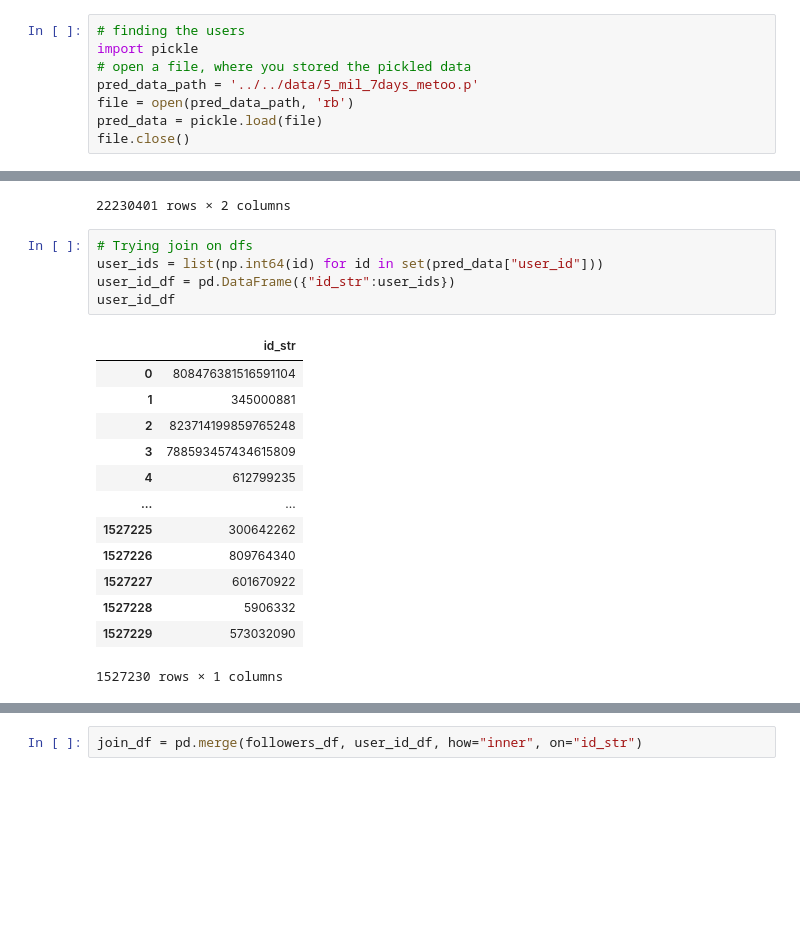
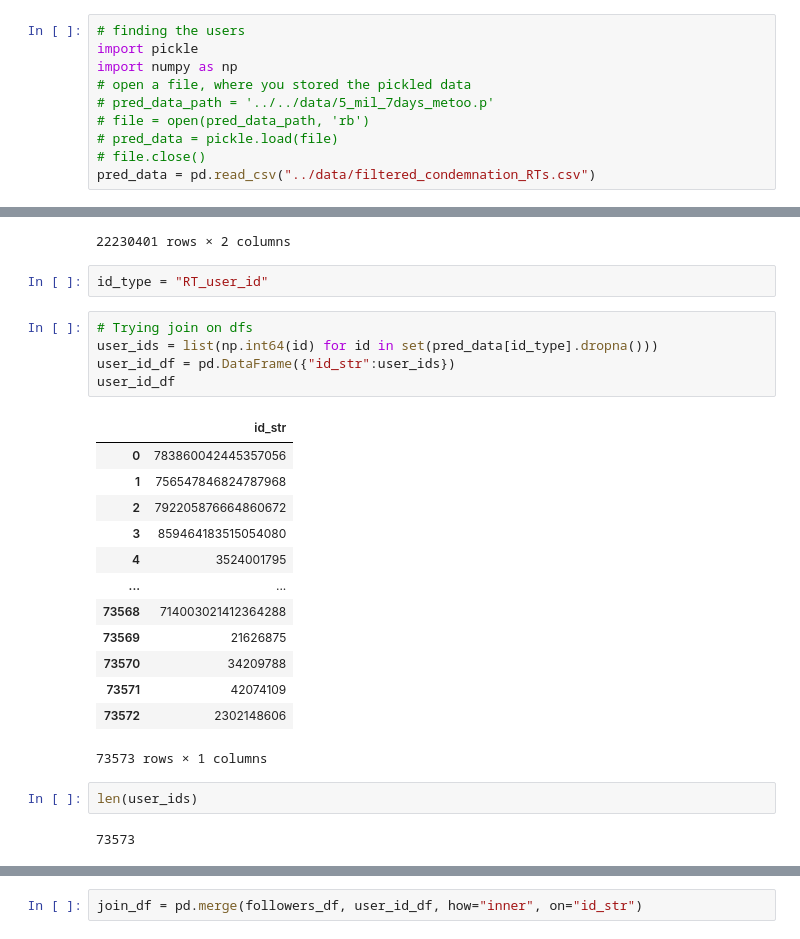
Before and after one commit to Ali-Omrani/transgressions-condemnation, a Jupyter notebook: Ideology/build_matrix.ipynb, the cells around one changed output, grey strips where cells are left out. Drawn from its saved outputs; the diff is of its cells as text; blank space fills up the shorter version.

```diff
--- a/Ideology/build_matrix.ipynb
+++ b/Ideology/build_matrix.ipynb
@@ -37,8 +37,10 @@ pd.DataFrame(followers_dict).to_csv("./{}_account_followers.csv".format(len(foll
 # %%
 # finding the users
 import pickle
+import numpy as np
 # open a file, where you stored the pickled data
-pred_data_path = '../../data/5_mil_7days_metoo.p'
-file = open(pred_data_path, 'rb')
-pred_data = pickle.load(file)
-file.close()
+# pred_data_path = '../../data/5_mil_7days_metoo.p'
+# file = open(pred_data_path, 'rb')
+# pred_data = pickle.load(file)
+# file.close()
+pred_data = pd.read_csv("../data/filtered_condemnation_RTs.csv")
@@ -60,22 +78,28 @@ followers_df
 | 22230399 | RepAnthonyBrown | 22781325 |
 | 22230400 | RepAnthonyBrown | 21836759 |
 22230401 rows × 2 columns
+# %%
+id_type = "RT_user_id"
 # %%
 # Trying join on dfs
-user_ids = list(np.int64(id) for id in set(pred_data["user_id"]))
+user_ids = list(np.int64(id) for id in set(pred_data[id_type].dropna()))
 user_id_df = pd.DataFrame({"id_str":user_ids})
 user_id_df
 # %% [output]
 |  | id_str |
-| 0 | 808476381516591104 |
-| 1 | 345000881 |
-| 2 | 823714199859765248 |
-| 3 | 788593457434615809 |
-| 4 | 612799235 |
+| 0 | 783860042445357056 |
+| 1 | 756547846824787968 |
+| 2 | 792205876664860672 |
+| 3 | 859464183515054080 |
+| 4 | 3524001795 |
 | ... | ... |
-| 1527225 | 300642262 |
-| 1527226 | 809764340 |
-| 1527227 | 601670922 |
-| 1527228 | 5906332 |
-| 1527229 | 573032090 |
+| 73568 | 714003021412364288 |
+| 73569 | 21626875 |
+| 73570 | 34209788 |
+| 73571 | 42074109 |
+| 73572 | 2302148606 |
-1527230 rows × 1 columns
+73573 rows × 1 columns
+# %%
+len(user_ids)
+# %% [output]
+73573
```
Also changed, not shown: parts of 20 cells of this notebook, 36 other files.
